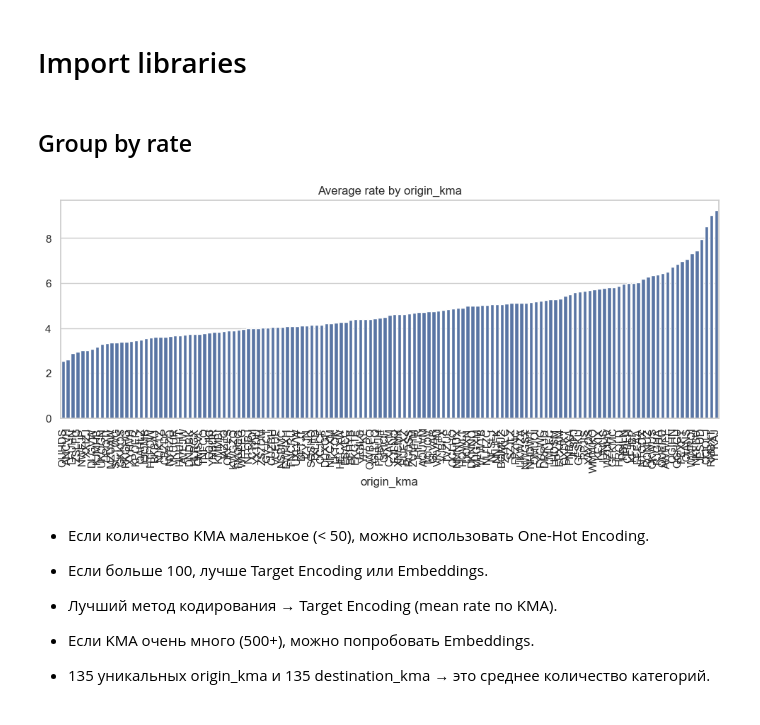
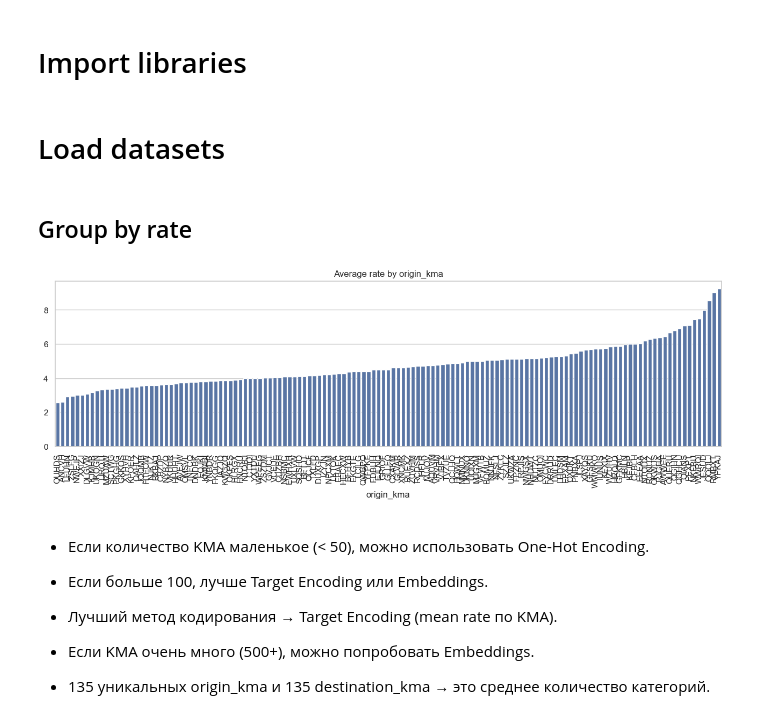
Before and after one commit to ryndovaira/greenscreens-ai-ml-engineer, a Jupyter notebook: EDA/eda_03_kma.ipynb, the cells around one changed output. Drawn from its saved outputs; the diff is of its cells as text; code cells hidden in the pictures.

```diff
--- a/EDA/eda_03_kma.ipynb
+++ b/EDA/eda_03_kma.ipynb
@@ -17,16 +16,20 @@ from utils import validation_df, test_df, eda_data_dir
+# %% [markdown]
+# Load datasets
+# %%
+train_df = pd.read_csv(eda_train_path)
 # %% [markdown]
 ## Group by rate
 # %%
 origin_means = train_df.groupby("origin_kma")["rate"].mean().sort_values()
 destination_means = train_df.groupby("destination_kma")["rate"].mean().sort_values()
 
-plt.figure(figsize=(12, 4))
+plt.figure(figsize=(16, 4))
 sns.barplot(x=origin_means.index, y=origin_means.values)
 plt.xticks(rotation=90)
 plt.title("Average rate by origin_kma")
 plt.show()
 # %% [output]
-[figure, old version]
+[figure, new version]
 # %% [markdown]
 - Если количество KMA маленькое (< 50), можно использовать One-Hot Encoding.
 - Если больше 100, лучше Target Encoding или Embeddings.
```
Also changed, not shown: parts of 1 cell of this notebook.
